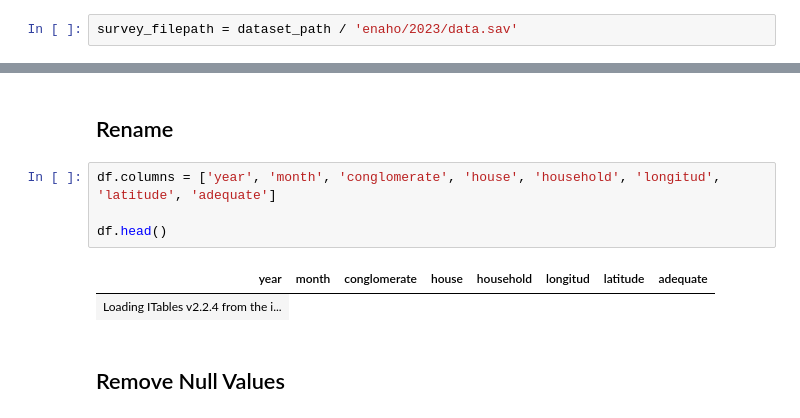
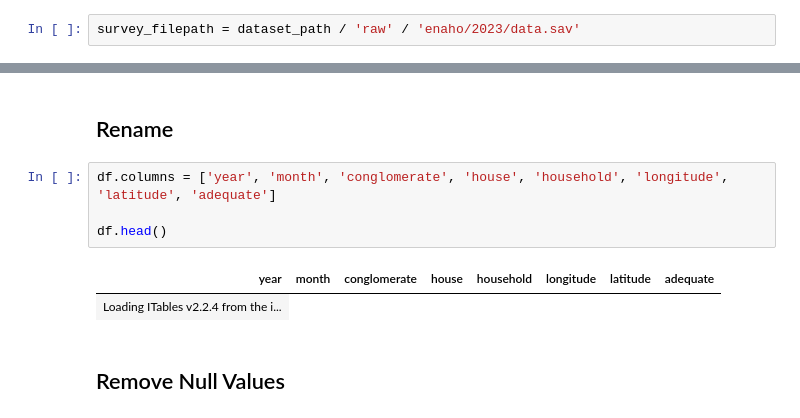
Before and after one commit to CEduardoSQUTEC/forecasting_poverty_peru, a Jupyter notebook: data_cleaning/survey.ipynb, the cells around one changed output, grey strips where cells are left out. Drawn from its saved outputs; the diff is of its cells as text.

Commit message:
refactor(data-cleaning): changing files structure

```diff
--- a/data_cleaning/survey.ipynb
+++ b/data_cleaning/survey.ipynb
@@ -11,7 +11,7 @@ init_notebook_mode(all_interactive=True)
 # %%
 dataset_path = Path.cwd().parent / 'datasets'
 # %%
-survey_filepath = dataset_path / 'enaho/2023/data.sav'
+survey_filepath = dataset_path / 'raw' / 'enaho/2023/data.sav'
 # %% [markdown]
 # Reading Dataset
 # %%
@@ -88,11 +88,11 @@ df.head()
 # %% [markdown]
 ## Rename
 # %%
-df.columns = ['year', 'month', 'conglomerate', 'house', 'household', 'longitud', 'latitude', 'adequate']
+df.columns = ['year', 'month', 'conglomerate', 'house', 'household', 'longitude', 'latitude', 'adequate']
 
 df.head()
 # %% [output]
-| year | month | conglomerate | house | household | longitud | latitude | adequate |
+| year | month | conglomerate | house | household | longitude | latitude | adequate |
 | Loading ITables v2.2.4 from the i... |
 # %% [markdown]
 ## Remove Null Values
```
Also changed, not shown: parts of 6 cells of this notebook.
